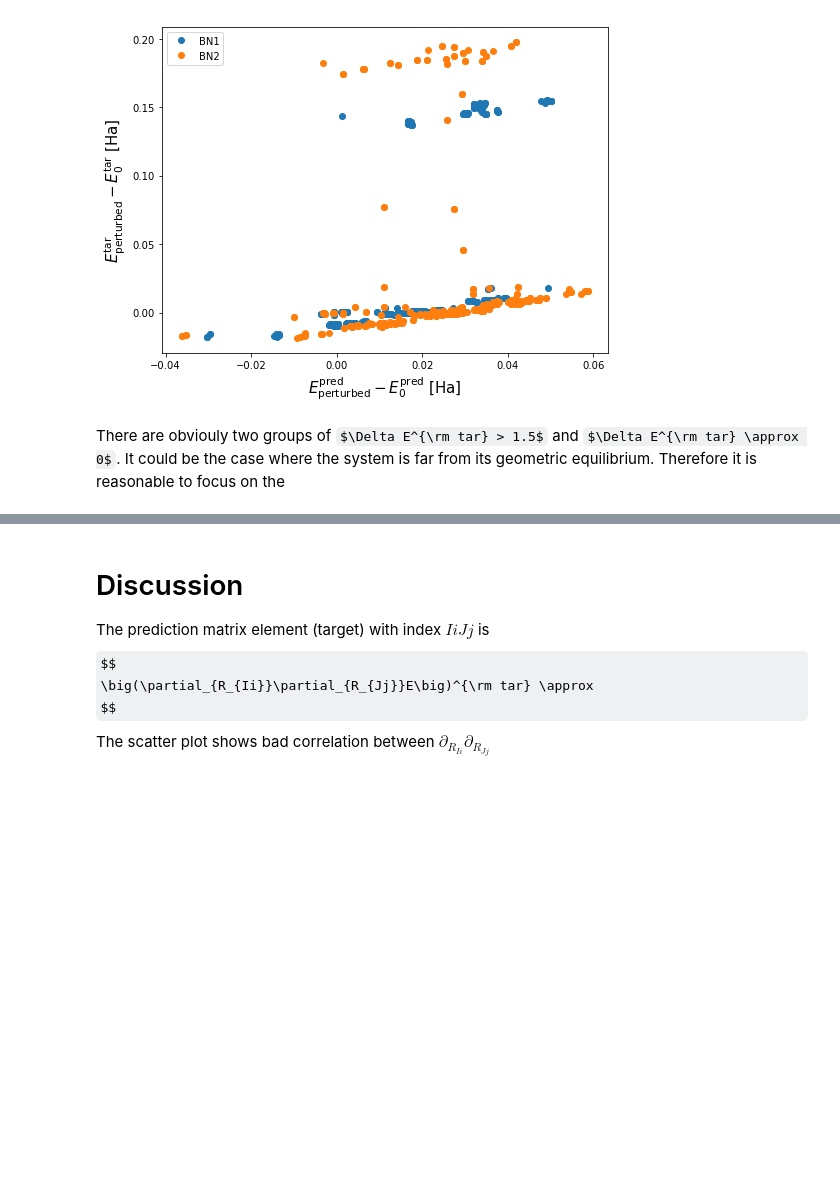
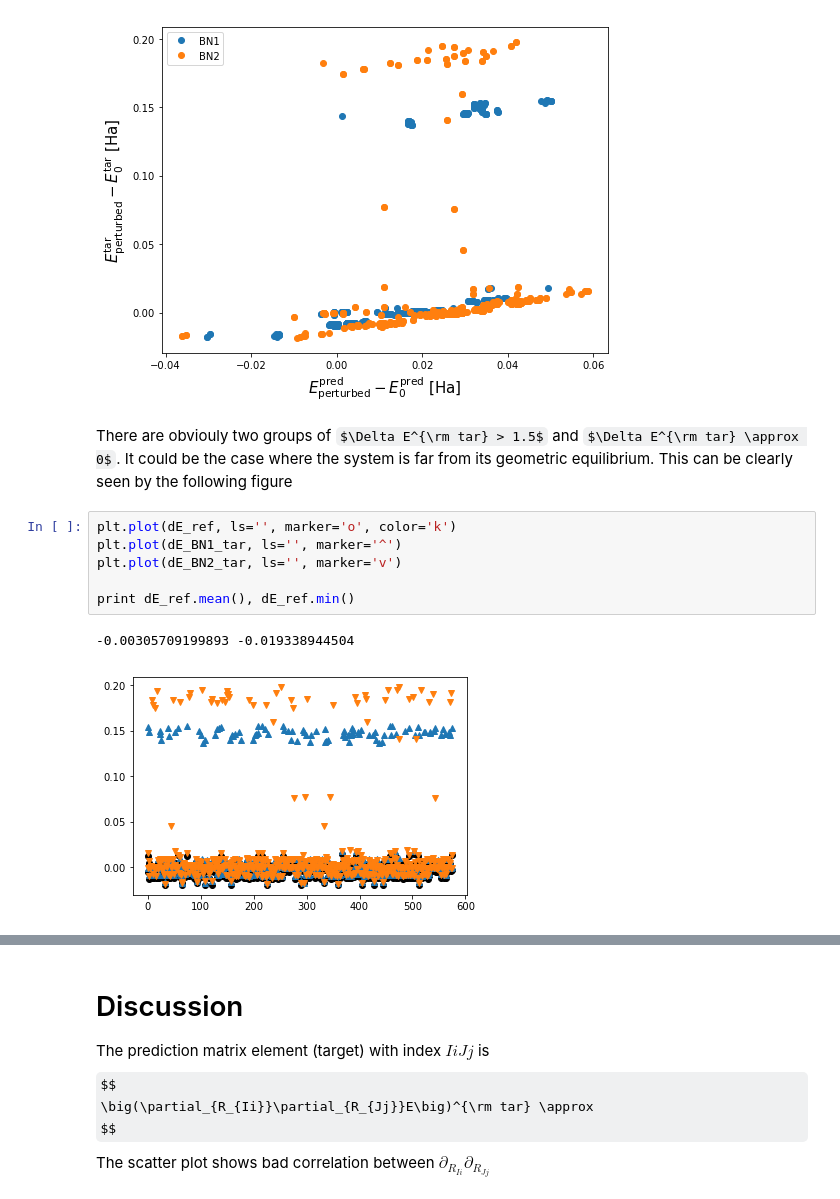
Before and after one commit to SamKChang/phononic_Tc_20170712, a Jupyter notebook: 01_finiteDifferenceTest/structure_test.ipynb, the cells around one changed output, grey strips where cells are left out. Drawn from its saved outputs; the diff is of its cells as text; some formulas as TeX source; blank space fills up the shorter version.

```diff
--- a/01_finiteDifferenceTest/structure_test.ipynb
+++ b/01_finiteDifferenceTest/structure_test.ipynb
@@ -357,4 +359,13 @@ plt.ylabel(r'$E_{\rm perturbed}^{\rm tar} - E_0^{\rm tar}$ [Ha]', fontsize=15)
 <matplotlib.text.Text at 0x...>
 [figure]
 # %% [markdown]
-There are obviouly two groups of $\Delta E^{\rm tar} > 1.5$ and $\Delta E^{\rm tar} \approx 0$. It could be the case where the system is far from its geometric equilibrium. Therefore it is reasonable to focus on the
+There are obviouly two groups of $\Delta E^{\rm tar} > 1.5$ and $\Delta E^{\rm tar} \approx 0$. It could be the case where the system is far from its geometric equilibrium. This can be clearly seen by the following figure
+# %%
+plt.plot(dE_ref, ls='', marker='o', color='k')
+plt.plot(dE_BN1_tar, ls='', marker='^')
+plt.plot(dE_BN2_tar, ls='', marker='v')
+
+print dE_ref.mean(), dE_ref.min()
+# %% [output]
+-0.00305709199893 -0.019338944504
+[figure, added]
```
Also changed, not shown: parts of 5 cells of this notebook.
